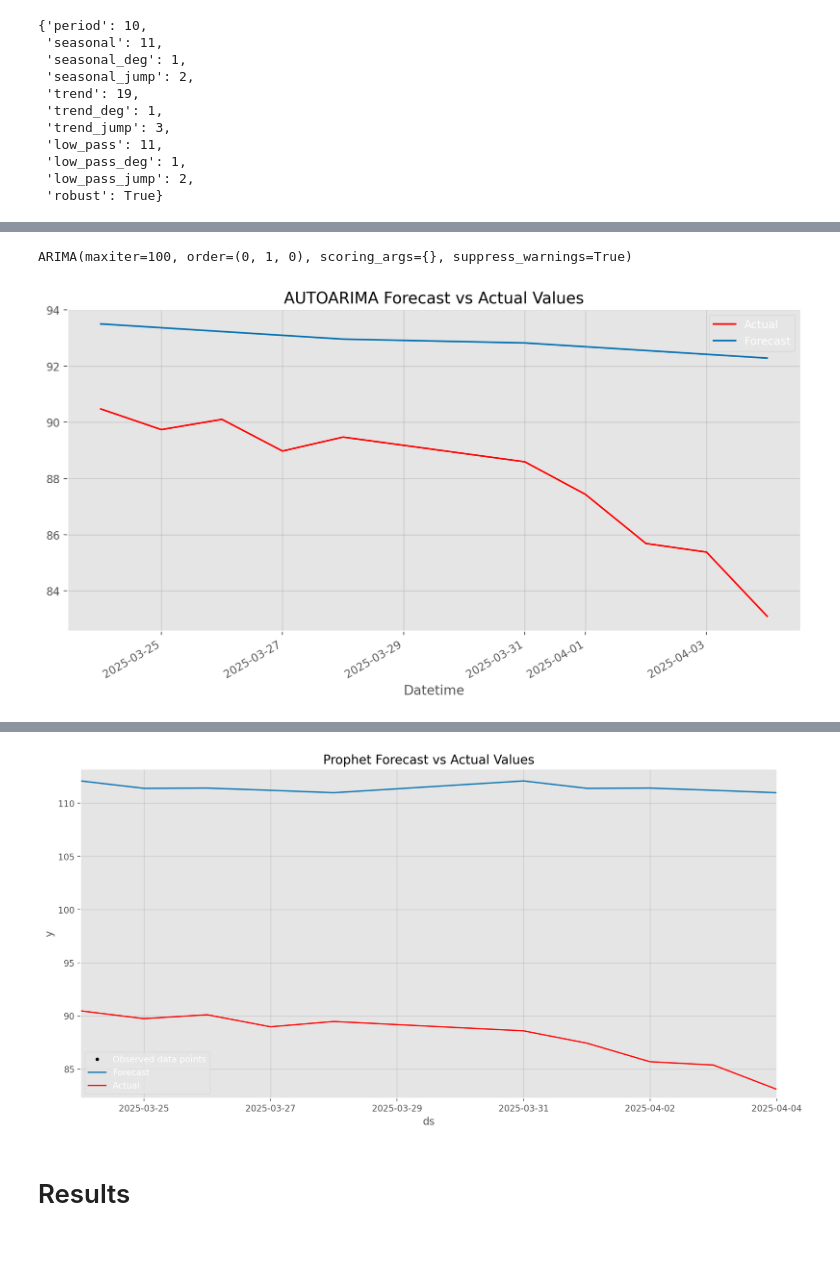
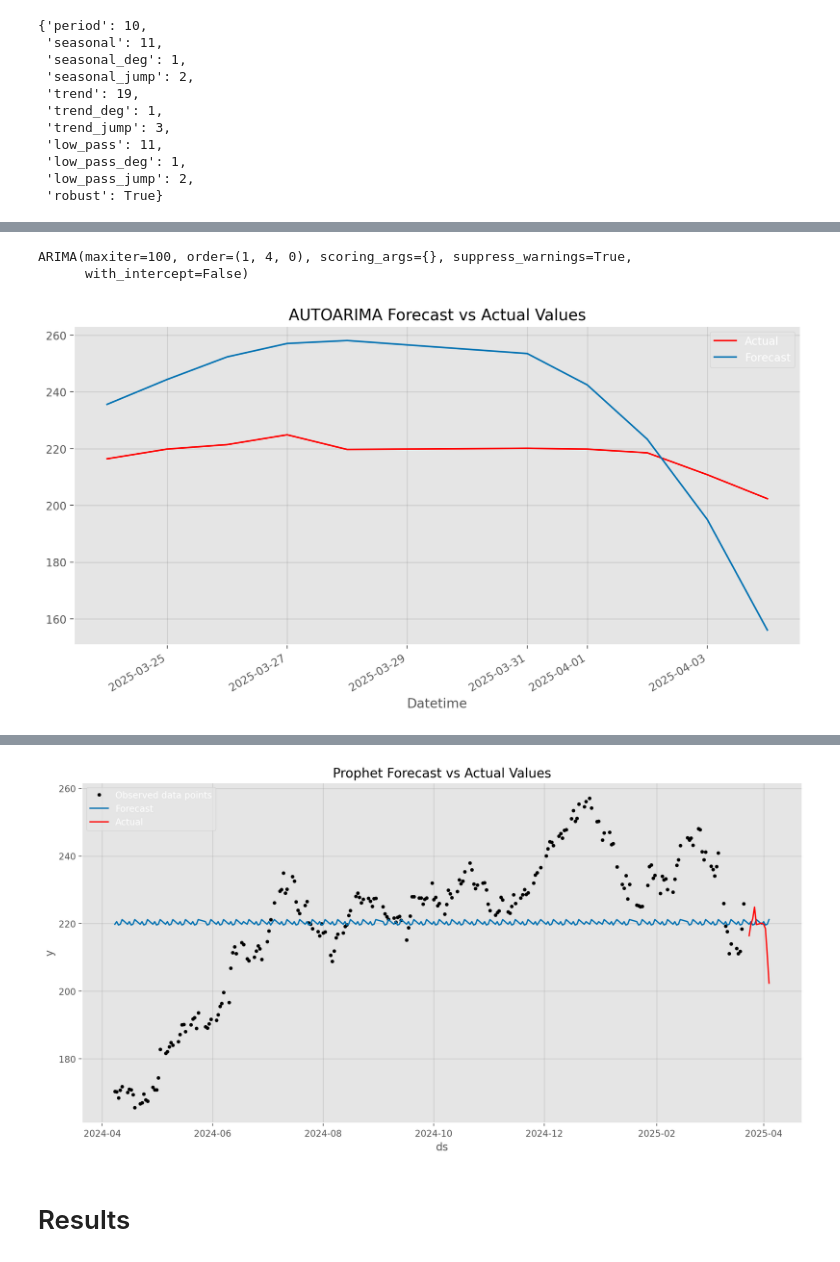
Before and after one commit to bkusuma/time-series-project, a Jupyter notebook: time-series-project.ipynb, the cells around one changed output, grey strips where cells are left out. Cells and saved outputs as stored; diff of their text form; code cells hidden in the pictures.

```diff
--- a/time-series-project.ipynb
+++ b/time-series-project.ipynb
@@ -169,7 +169,7 @@ import yfinance as yf
 from datetime import datetime
 
 # 1. Define the ticker and date range
-tickers = ["MRK"]
+tickers = ["AAPL"]
 end_date = datetime.today().strftime('%Y-%m-%d')
 
 start_date = (pd.to_datetime(end_date) - pd.DateOffset(years=1)).strftime('%Y-%m-%d')  # 1 year before
@@ -247,7 +247,7 @@ schedule = nyse.schedule(start_date='2016-12-30', end_date='2017-01-10')
 # df.resample(rule='168h', origin='2021-04-22 00:00:00', closed='right', label='right').sum()
 
 
-yf_dl = yf_dl.resample(rule=holidays).mean() # resample by business day
+yf_dl = yf_dl.resample(rule=holidays).last() # resample by business day
 yf_dl.index.freq = holidays
 yf_dl.head(20)
 # %% [output]
@@ -680,7 +690,8 @@ automatic = auto_arima(
 
 automatic.fit(train)
 # %% [output]
-ARIMA(maxiter=100, order=(0, 1, 0), scoring_args={}, suppress_warnings=True)
+ARIMA(maxiter=100, order=(1, 4, 0), scoring_args={}, suppress_warnings=True,
+      with_intercept=False)
 # %%
 auto_forecast = automatic.predict(y=test, n_periods=len(test))
 auto_forecast.index = test.index
@@ -702,7 +713,7 @@ plt.grid(True, which='major', c='gray', ls='-', lw=1, alpha=0.2)
 plt.legend()
 plt.show();
 # %% [output]
-[figure, old version]
+[figure, new version]
 # %%
 # %conda install pandas_market_calendars
 import pandas_market_calendars as mcal
@@ -756,8 +767,8 @@ forecast = m.predict(future)
 
 # Plot results
 m.plot(forecast, uncertainty=False, figsize=(12,6))
-plt.xlim(test.index[0], test.index[-1])
-plt.ylim(min(.99*min(test), min(forecast.yhat)), 1.01*max(max(test), max(forecast.yhat)))
+# plt.xlim(test.index[0], test.index[-1])
+# plt.ylim(min(.99*min(test), min(forecast.yhat)), 1.01*max(max(test), max(forecast.yhat)))
 plt.title("Prophet Forecast vs Actual Values", color="black")
 plt.plot(test, label="Actual", color="red")
 plt.legend(loc="best");
@@ -767,4 +778,4 @@ plt.legend(loc="best");
-[figure, old version]
+[figure, new version]
 # %% [markdown]
 # Results
 # %%
```
Also changed, not shown: parts of 16 cells of this notebook.
